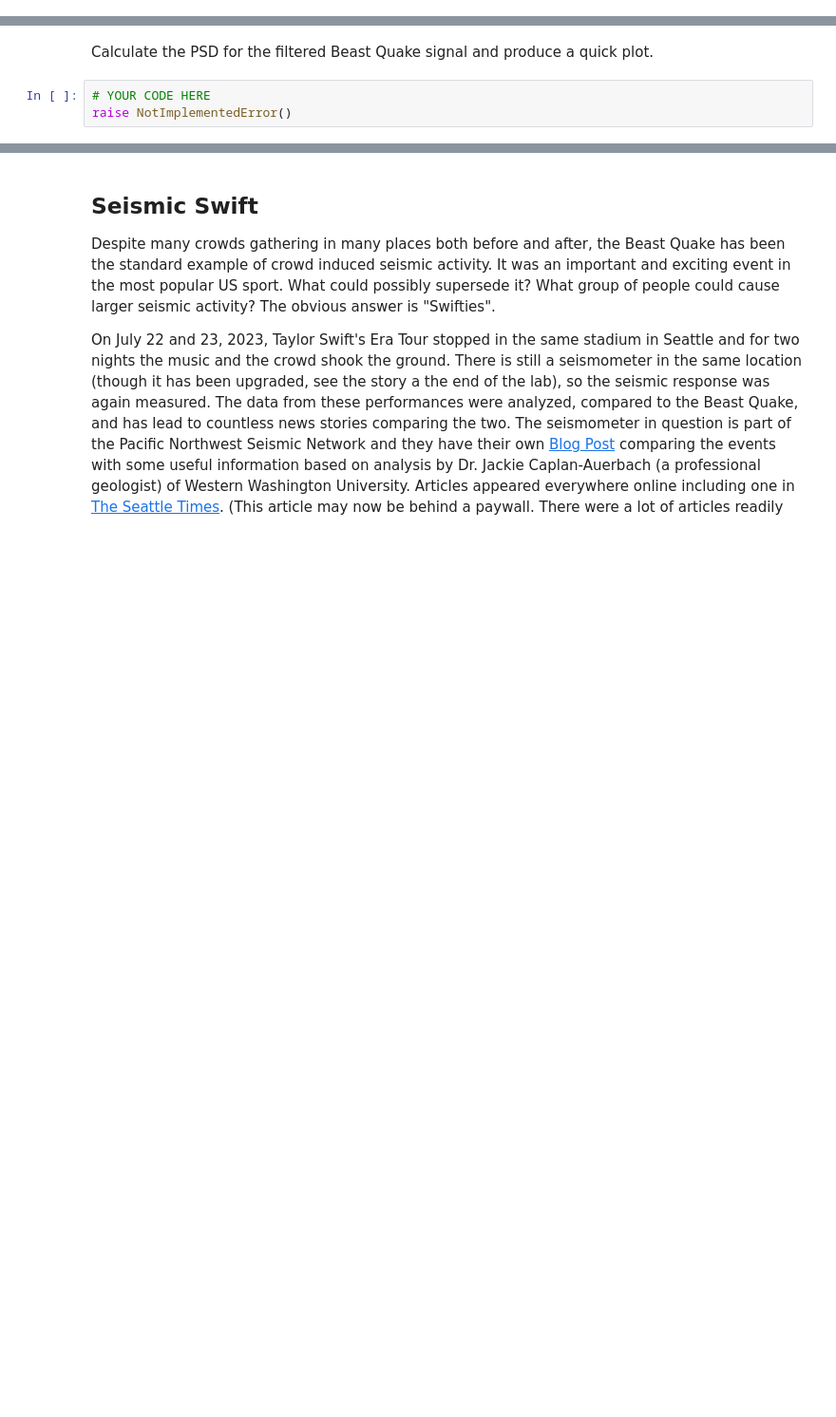
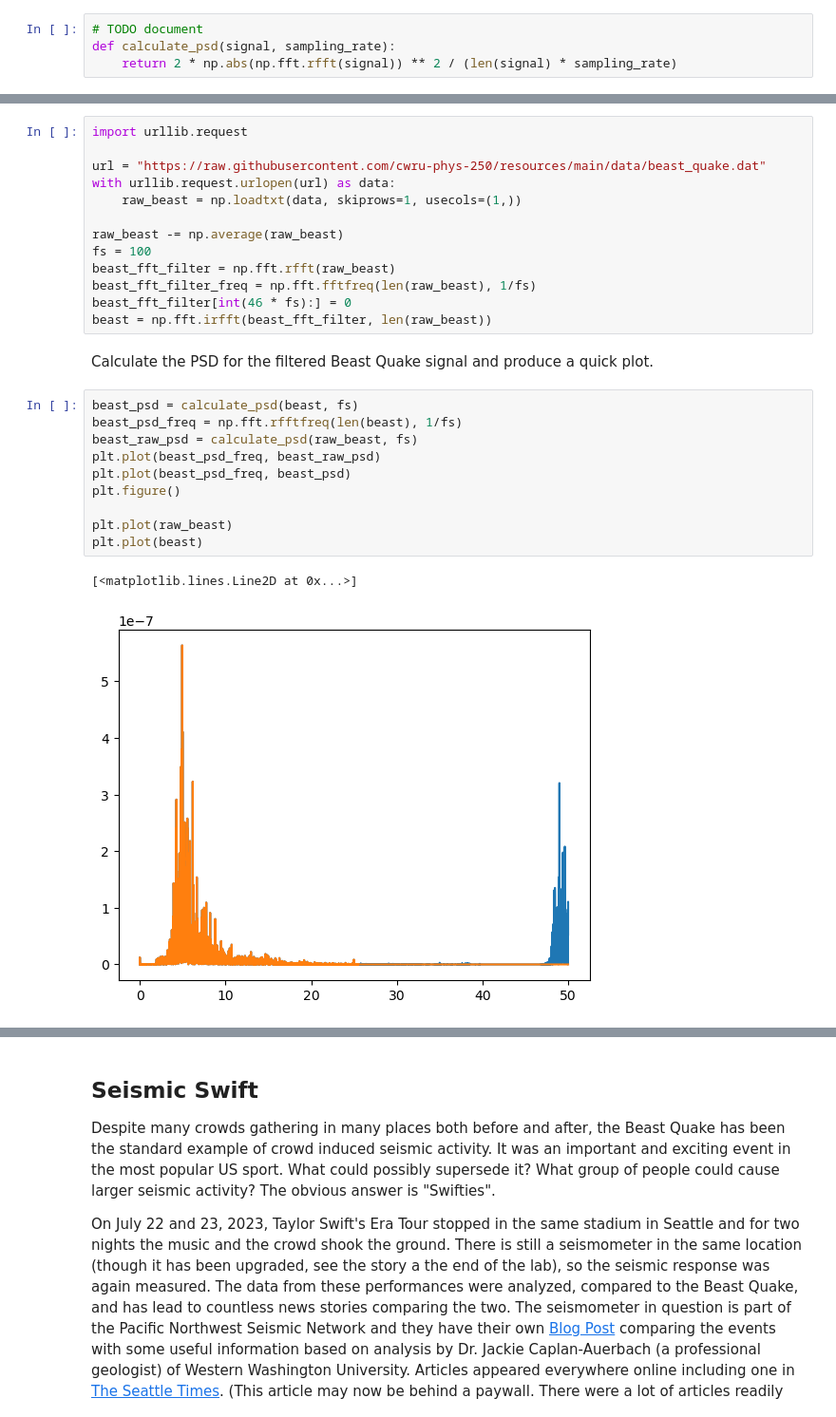
Before and after one commit to SerenaLynas/p250-spring-2026, a Jupyter notebook: labs/Lab10.ipynb, the cells around one changed output, grey strips where cells are left out. Shown at 95% size. Cells and saved outputs as stored; diff of their text form; blank space fills up the shorter version.

```diff
--- a/labs/Lab10.ipynb
+++ b/labs/Lab10.ipynb
@@ -51,3 +48,7 @@ raise NotImplementedError()
+# %%
+# TODO document
+def calculate_psd(signal, sampling_rate):
+    return 2 * np.abs(np.fft.rfft(signal)) ** 2 / (len(signal) * sampling_rate)
 # %% [markdown]
 ## Beast Quake
 
@@ -76,5 +74,28 @@ raise NotImplementedError()
+# %%
+import urllib.request
+
+url = "https://raw.githubusercontent.com/cwru-phys-250/resources/main/data/beast_quake.dat"
+with urllib.request.urlopen(url) as data:
+    raw_beast = np.loadtxt(data, skiprows=1, usecols=(1,))
+
+raw_beast -= np.average(raw_beast)
+fs = 100
+beast_fft_filter = np.fft.rfft(raw_beast)
+beast_fft_filter_freq = np.fft.fftfreq(len(raw_beast), 1/fs)
+beast_fft_filter[int(46 * fs):] = 0
+beast = np.fft.irfft(beast_fft_filter, len(raw_beast))
 # %% [markdown]
 Calculate the PSD for the filtered Beast Quake signal and produce a quick plot.
-# %%
-# YOUR CODE HERE
-raise NotImplementedError()
+# %%
+beast_psd = calculate_psd(beast, fs)
+beast_psd_freq = np.fft.rfftfreq(len(beast), 1/fs)
+beast_raw_psd = calculate_psd(raw_beast, fs)
+plt.plot(beast_psd_freq, beast_raw_psd)
+plt.plot(beast_psd_freq, beast_psd)
+plt.figure()
+
+plt.plot(raw_beast)
+plt.plot(beast)
+# %% [output]
+[<matplotlib.lines.Line2D at 0x...>]
+[figure, added]
```
Also changed, not shown: parts of 12 cells of this notebook.
